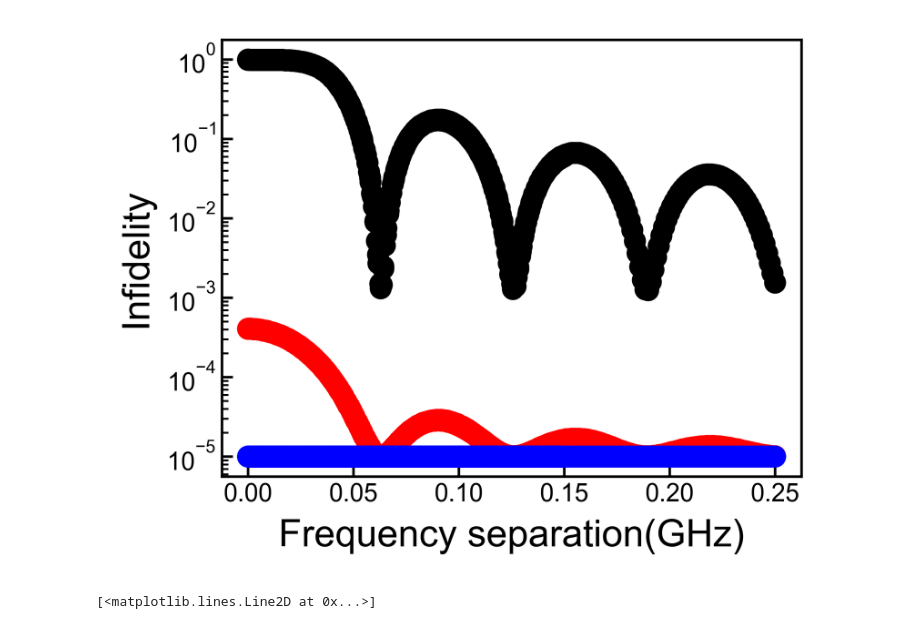
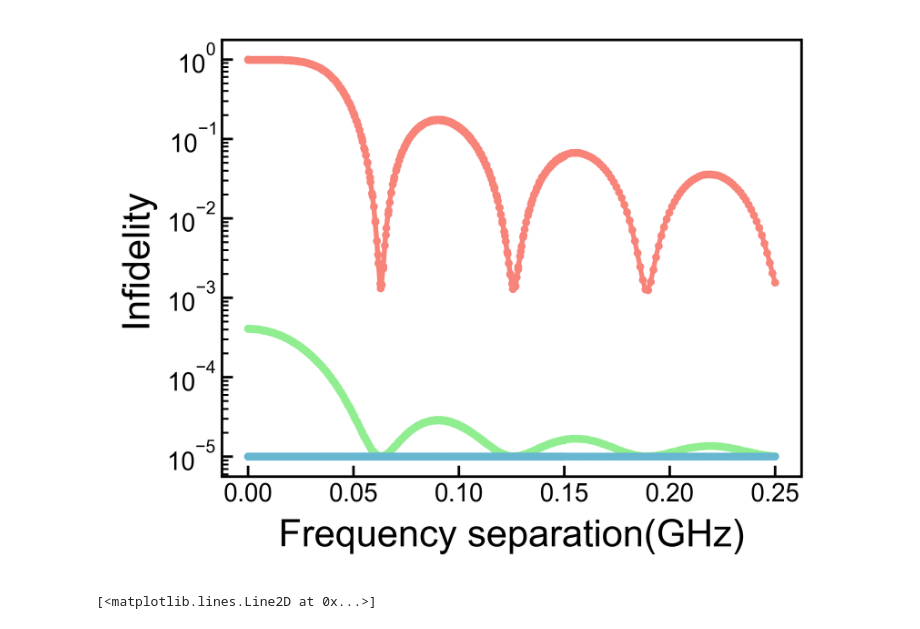
Before and after one commit to Pitt-JonesLab/quantum_logical, a Jupyter notebook: src/notebooks/pulse_sim/crowing_experiment.ipynb, the cells around one changed output. Saved outputs shown, nothing was run; the diff lists cells and outputs as text; code cells hidden in the pictures.

```diff
--- a/src/notebooks/pulse_sim/crowing_experiment.ipynb
+++ b/src/notebooks/pulse_sim/crowing_experiment.ipynb
@@ -103,37 +103,38 @@ for i in freqs:
     min_sep3.append(B.main_gate_sep())
     fids2.append(A.result())
     fids3.append(B.result())
     min_sep.append(H.min_sep())
     min2.append(A.min_sep())
     min3.append(B.min_sep())
     main_min.append(H.main_gate_sep())
 
 for i in range(len(fids)):
     infid2.append(1 - fids[i])
     infid4.append(1 - fids2[i])
     infid6.append(1 - fids3[i])
 
 
 # fig, axs = plt.subplots()
 fig, axs = plt.subplots()
 # axs.plot(min_sep, fids, 'o', linestyle = '-')
 # axs.plot(min2, fids2, 'o', linestyle = '-')
 # axs.plot(min3, fids3, 'o', linestyle = '-')
 axs.set_ylabel('Infidelity', fontsize = 12)
 axs.set_xlabel('Frequency separation(GHz)', fontsize = 12)
 axs.tick_params(axis="y",direction="in", pad = 2)
 axs.tick_params(axis="x",direction="in", pad = 2)
 axs.tick_params(which='minor', direction = 'in')
 axs.yaxis.get_major_ticks()[1].label1.set_visible(False)
-axs.plot(min_sep, infid2, 'o', linestyle = '-')
-axs.plot(min2, infid4, 'o', linestyle = '-')
-axs.plot(min3, infid6, 'o', linestyle = '-')
+axs.plot(min_sep, infid2, '.', markersize = 3, linestyle = '-', color = '#F88379')
+axs.plot(min2, infid4, '.', markersize = 3, linestyle = '-', color = '#90EE90')
+axs.plot(min3, infid6, '.', markersize = 3, linestyle = '-', color = '#67B7D1')
 plt.yscale("log")
+# axs.invert_yaxis()
 # image_format = 'svg' # e.g .png, .svg, etc.
 # image_name = 'crowding_experiment_1.svg'
 # fig.savefig(image_name, format=image_format, dpi=1600)
 # %% [output]
-[figure, old version]
+[figure, new version]
 # %%
 fids.clear()
 fids2.clear()
```
Also changed, not shown: parts of 3 cells of this notebook, 2 other files.
